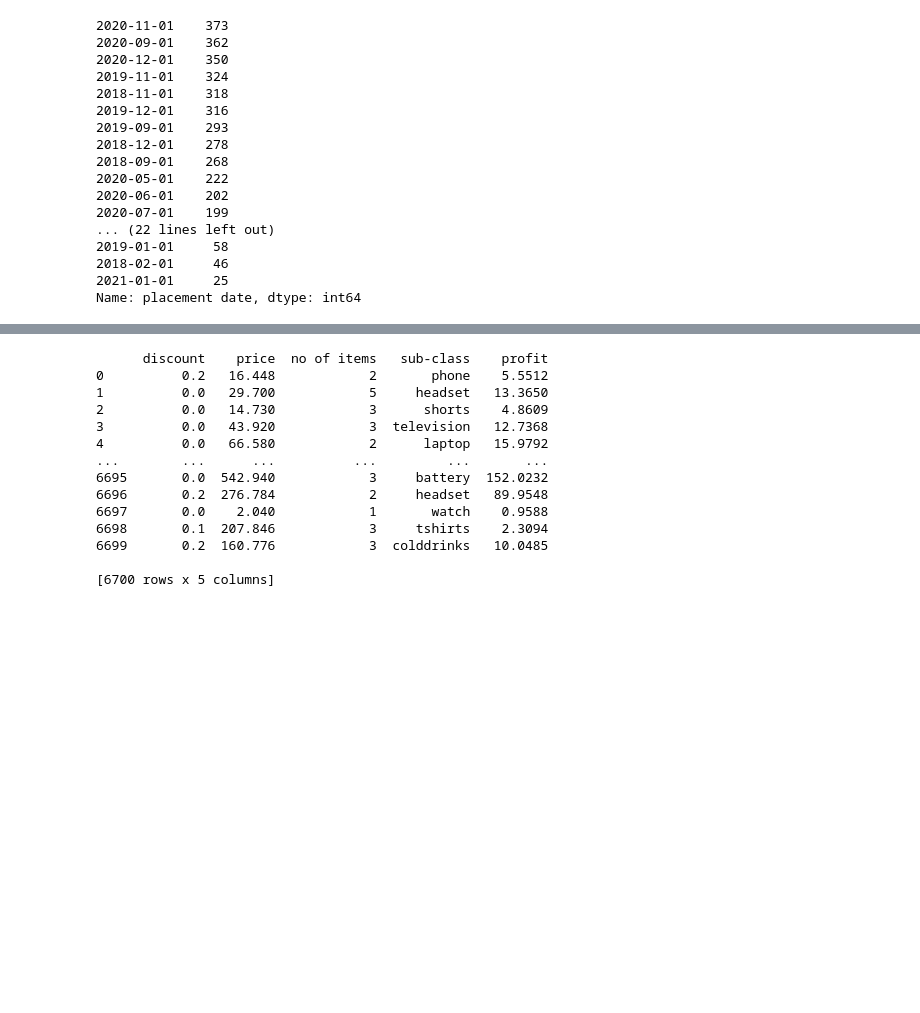
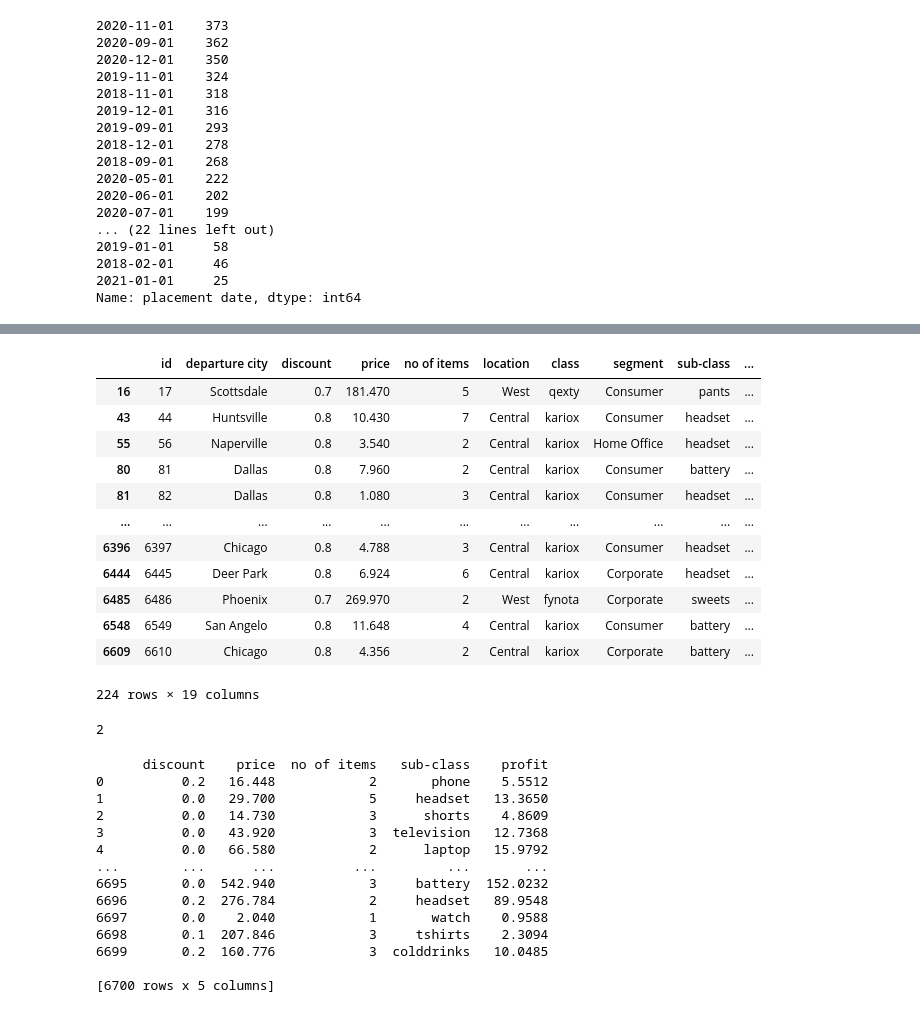
Before and after one commit to Shubham-Sahoo/kdag, a Jupyter notebook: kdag.ipynb, the cells around one changed output, grey strips where cells are left out. Drawn from its saved outputs; the diff is of its cells as text; code cells hidden in the pictures; blank space fills up the shorter version.

```diff
--- a/kdag.ipynb
+++ b/kdag.ipynb
@@ -280,3 +446,23 @@ d_show
+# %%
+df[abs(df['profit']) > df['price']]
+# %% [output]
+|  | id | departure city | discount | price | no of items | location | class | segment | sub-class | ... |
+| 16 | 17 | Scottsdale | 0.7 | 181.470 | 5 | West | qexty | Consumer | pants | ... |
+| 43 | 44 | Huntsville | 0.8 | 10.430 | 7 | Central | kariox | Consumer | headset | ... |
+| 55 | 56 | Naperville | 0.8 | 3.540 | 2 | Central | kariox | Home Office | headset | ... |
+| 80 | 81 | Dallas | 0.8 | 7.960 | 2 | Central | kariox | Consumer | battery | ... |
+| 81 | 82 | Dallas | 0.8 | 1.080 | 3 | Central | kariox | Consumer | headset | ... |
+| ... | ... | ... | ... | ... | ... | ... | ... | ... | ... | ... |
+| 6396 | 6397 | Chicago | 0.8 | 4.788 | 3 | Central | kariox | Consumer | headset | ... |
+| 6444 | 6445 | Deer Park | 0.8 | 6.924 | 6 | Central | kariox | Corporate | headset | ... |
+| 6485 | 6486 | Phoenix | 0.7 | 269.970 | 2 | West | fynota | Corporate | sweets | ... |
+| 6548 | 6549 | San Angelo | 0.8 | 11.648 | 4 | Central | kariox | Consumer | battery | ... |
+| 6609 | 6610 | Chicago | 0.8 | 4.356 | 2 | Central | kariox | Corporate | battery | ... |
+224 rows × 19 columns
+# %%
+abs(-2)
+# %% [output]
+2
 # %%
 #df_arr = df.to_numpy()
 #print(df_arr)
```
Also changed, not shown: parts of 20 cells of this notebook, 1 other file.
